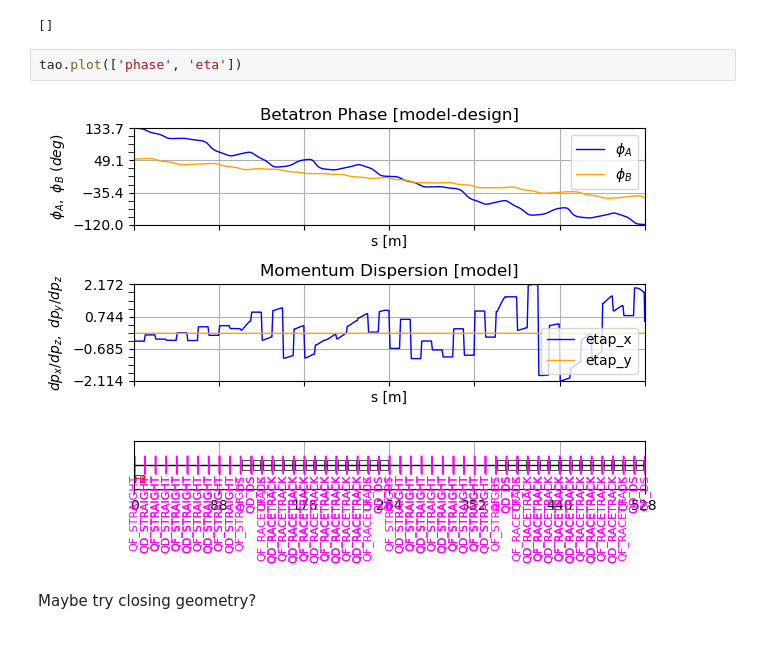
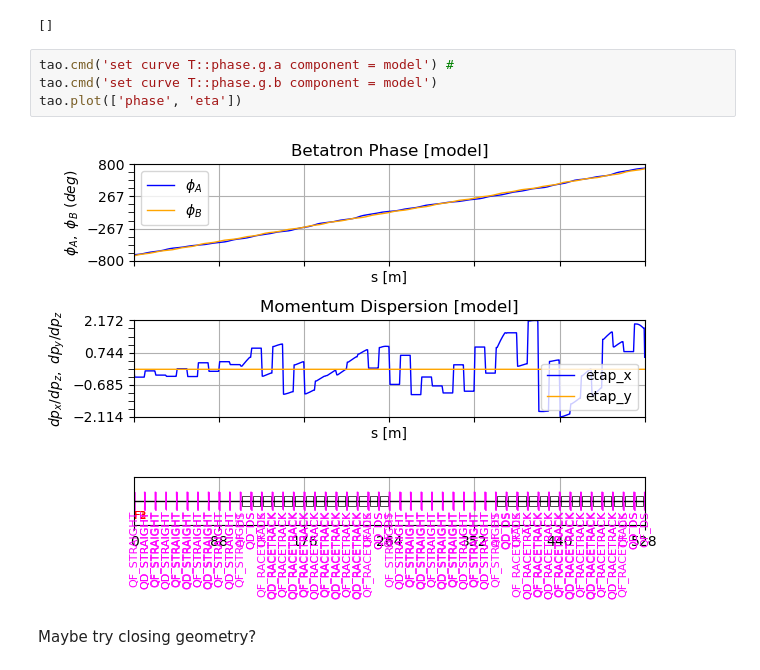
Before and after one commit to andrew-koren/learn-bmad, a Jupyter notebook: project_2/project_2.ipynb, the cells around one changed output. Saved outputs shown, nothing was run; the diff lists cells and outputs as text.

```diff
--- a/project_2/project_2.ipynb
+++ b/project_2/project_2.ipynb
@@ -908,9 +918,11 @@ tao.cmd(f'set ele QD_S* k1 = {k1d_st}')
 # %% [output]
 []
 # %%
+tao.cmd('set curve T::phase.g.a component = model') #
+tao.cmd('set curve T::phase.g.b component = model')
 tao.plot(['phase', 'eta'])
 # %% [output]
-[figure, old version]
+[figure, new version]
 # %% [markdown]
 Maybe try closing geometry?
 # %%
```
Also changed, not shown: parts of 9 cells of this notebook, 5 other files.
